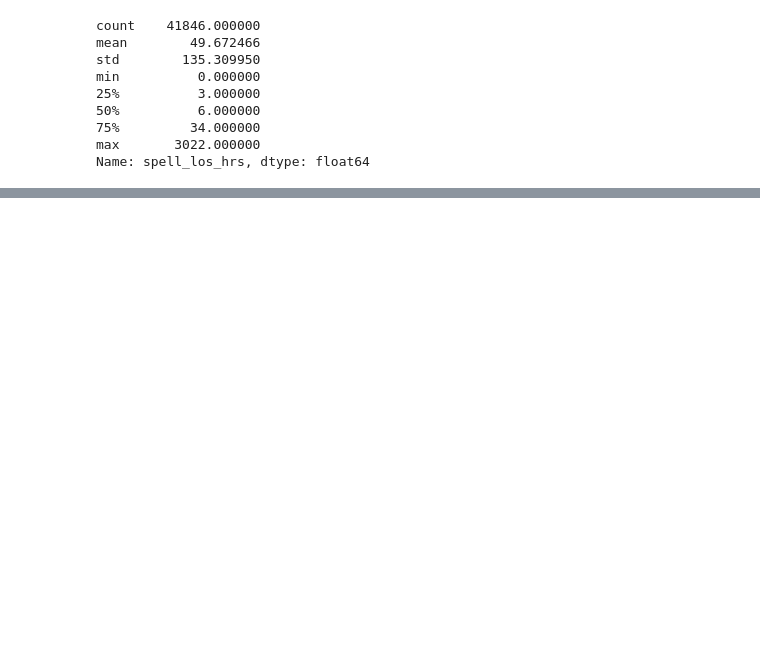
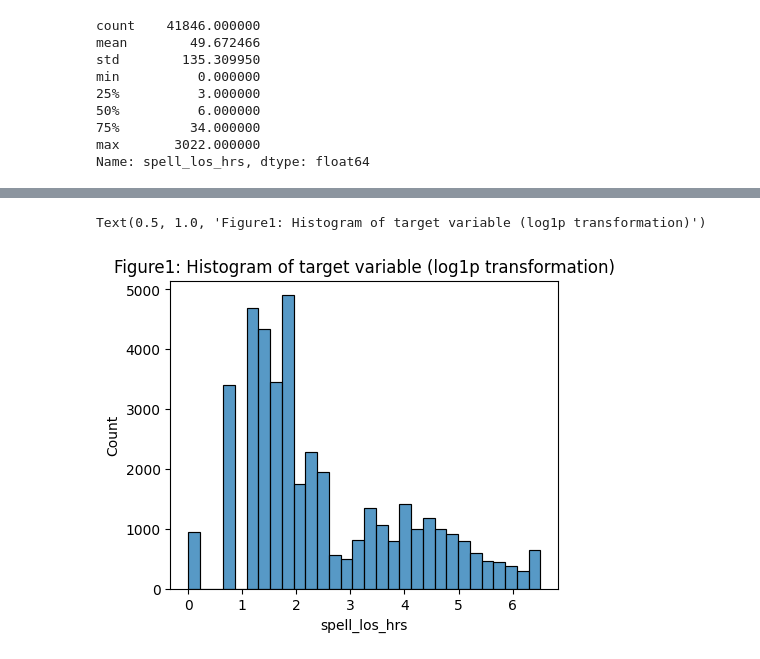
Before and after one commit to sophieDen/nhs-length-of-stay-prediction, a Jupyter notebook: notebooks/EDA/Xiaomei_EDA.ipynb, the cells around one changed output, grey strips where cells are left out. Cells and saved outputs as stored; diff of their text form; code cells hidden in the pictures; blank space fills up the shorter version.

```diff
--- a/notebooks/EDA/Xiaomei_EDA.ipynb
+++ b/notebooks/EDA/Xiaomei_EDA.ipynb
@@ -806,0 +245,11 @@ dtype: int64
+# %%
+import numpy as np
+y_clip = np.clip(df1['spell_los_hrs'], None, df1['spell_los_hrs'].quantile(0.99))
+y_clip.describe()
+y_transformed=np.log1p(y_clip)
+plt.figure(figsize=(5,4))
+sns.histplot(y_transformed, bins=30)
+plt.title('Figure1: Histogram of target variable (log1p transformation)')
+# %% [output]
+Text(0.5, 1.0, 'Figure1: Histogram of target variable (log1p transformation)')
+[figure, added]
```
Also changed, not shown: parts of 99 cells of this notebook, 7 other files.
